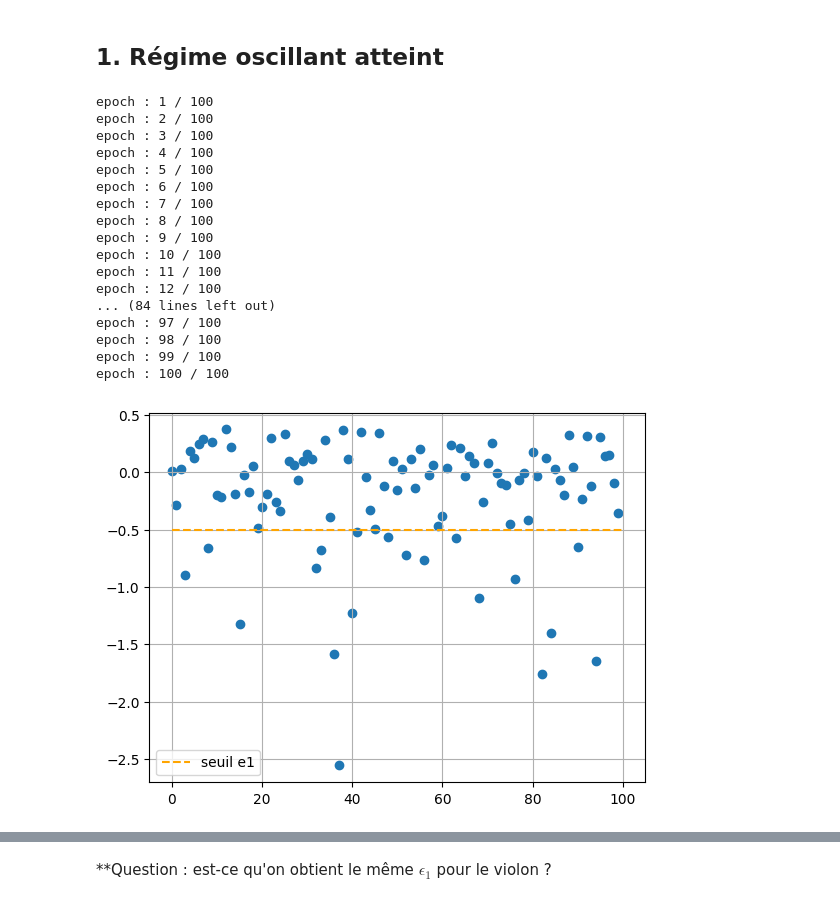
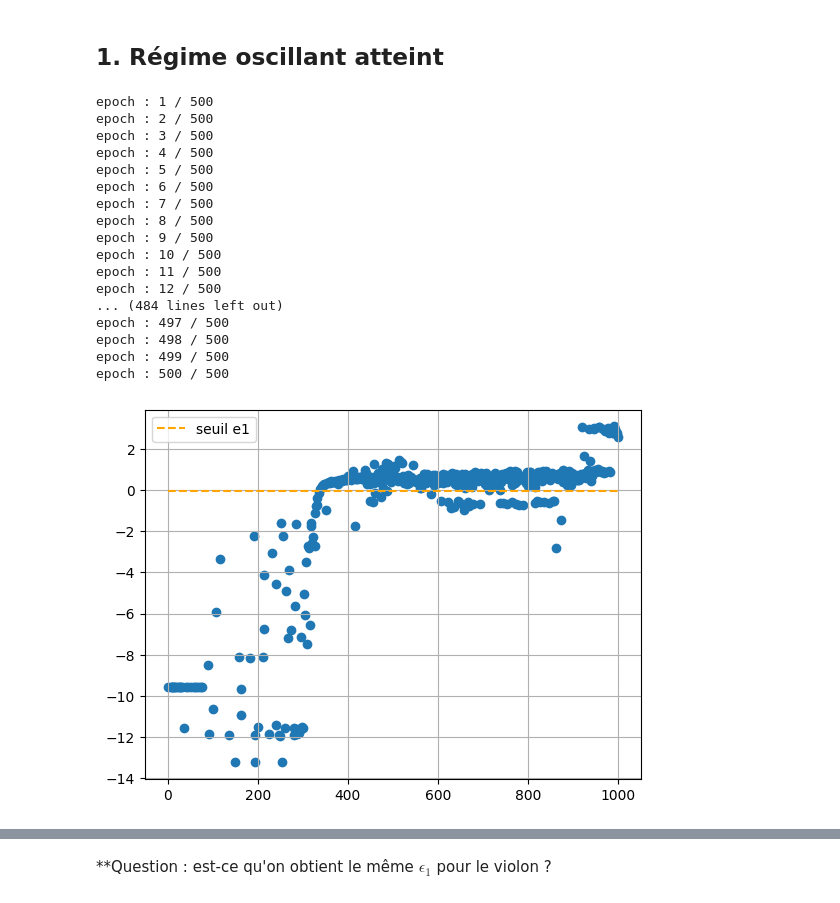
Before and after one commit to BaptisteHi/PAM-Virtual-Instrument, a Jupyter notebook: descripteurs.ipynb, the cells around one changed output, grey strips where cells are left out. Saved outputs shown, nothing was run; the diff lists cells and outputs as text; code cells hidden in the pictures.

```diff
--- a/descripteurs.ipynb
+++ b/descripteurs.ipynb
@@ -426,7 +305,7 @@ class LatinSquare :
 gamma = np.linspace(0,1,1000)
 zeta = np.linspace(0,1,1000)
 
-n_data = 100
+n_data = 500
 carre_latin = LatinSquare(n_data, u = len(gamma))
 indexes = carre_latin.indices()
 
@@ -444,49 +323,52 @@ def simulation(T_sec, delta_t, gamma, zeta, ret_time=False): #Remise en forme po
 # %%
 def descripteur_son(P) :
     N = len(P)
-    N_tiers = N % 3
+    N_tiers = N // 3
     P_tiers = P[2*N_tiers:]
     return np.mean(P_tiers)
 
-def classifieur_son(D_son, eps1) :
+def classifieur_son(D_son, eps1 = 10**(-0.05)) :
     c = 0 # classe du son, 0 si régime statique ou 1 si régime oscillant
     if D_son > eps1 :
         c = 1
     return c
 # %%
 D_son = np.zeros(len(indexes))
+C_son = np.zeros(len(indexes))
 
 for i, index in enumerate(indexes):
     print("epoch :", i + 1, "/", n_data)
     P = simulation(T_sec, delta_t, gamma[index[0]],zeta[index[1]])
     D_son[i] = descripteur_son(P)
+    C_son[i] = classifieur_son(D_son[i])
 # %% [output]
-epoch : 1 / 100
-epoch : 2 / 100
-epoch : 3 / 100
-epoch : 4 / 100
-epoch : 5 / 100
-epoch : 6 / 100
-epoch : 7 / 100
-epoch : 8 / 100
-epoch : 9 / 100
-epoch : 10 / 100
-epoch : 11 / 100
-epoch : 12 / 100
-... (84 lines left out)
-epoch : 97 / 100
-epoch : 98 / 100
-epoch : 99 / 100
-epoch : 100 / 100
+epoch : 1 / 500
+epoch : 2 / 500
+epoch : 3 / 500
+epoch : 4 / 500
+epoch : 5 / 500
+epoch : 6 / 500
+epoch : 7 / 500
+epoch : 8 / 500
+epoch : 9 / 500
+epoch : 10 / 500
+epoch : 11 / 500
+epoch : 12 / 500
+... (484 lines left out)
+epoch : 497 / 500
+epoch : 498 / 500
+epoch : 499 / 500
+epoch : 500 / 500
 # %%
-eps1 = - 0.5
+eps1 = -0.05
 
-plt.scatter(np.arange(n_data), np.log10(np.abs(D_son)))
-plt.hlines(eps1, 0, n_data, colors='orange', linestyles='--', label = "seuil e1")
+plt.scatter(indexes[:,0], np.log10(np.abs(D_son)))
+plt.hlines(eps1, 0, 1000, colors='orange', linestyles='--', label = "seuil e1")
 plt.legend()
+#plt.ylim((-0.5, 0.6))
 plt.grid()
 # %% [output]
-[figure, old version]
+[figure, new version]
 # %%
 axis = np.linspace(0,1,500)
 yi, xi = np.meshgrid(axis,axis)
```
Also changed, not shown: parts of 10 cells of this notebook.
